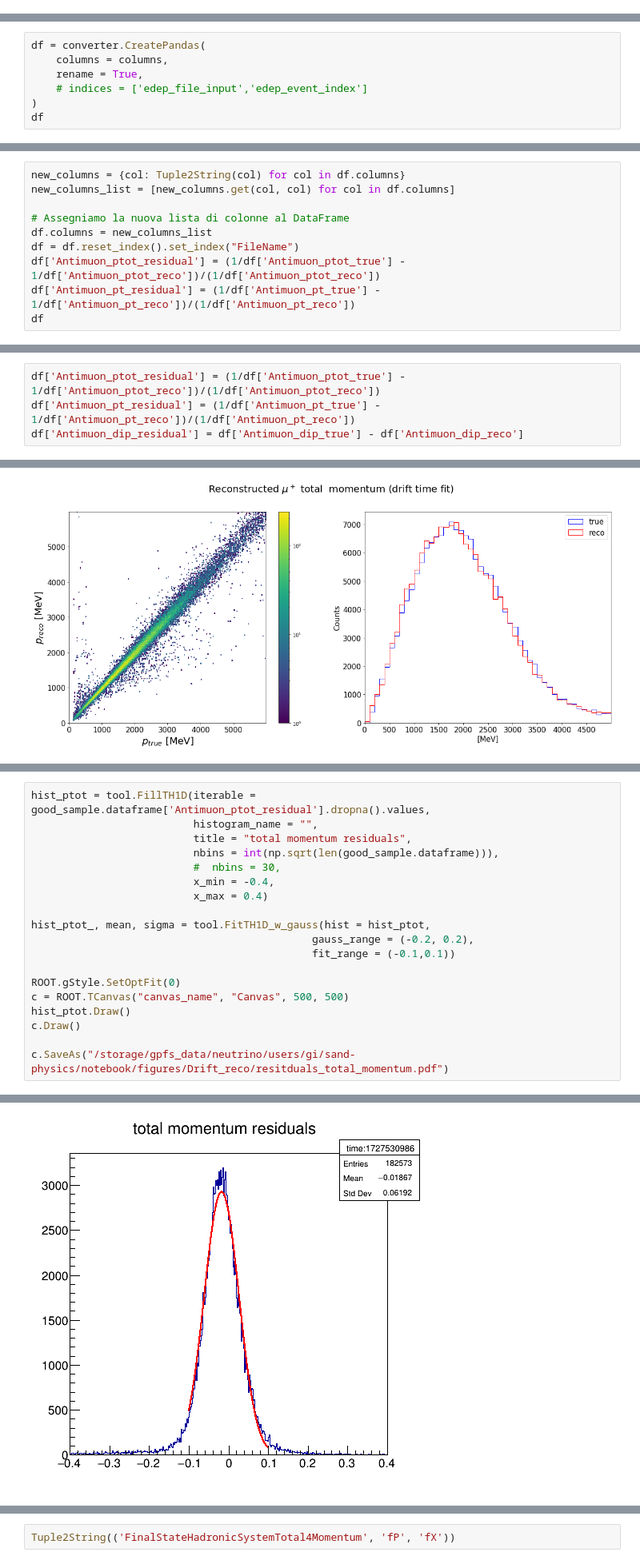
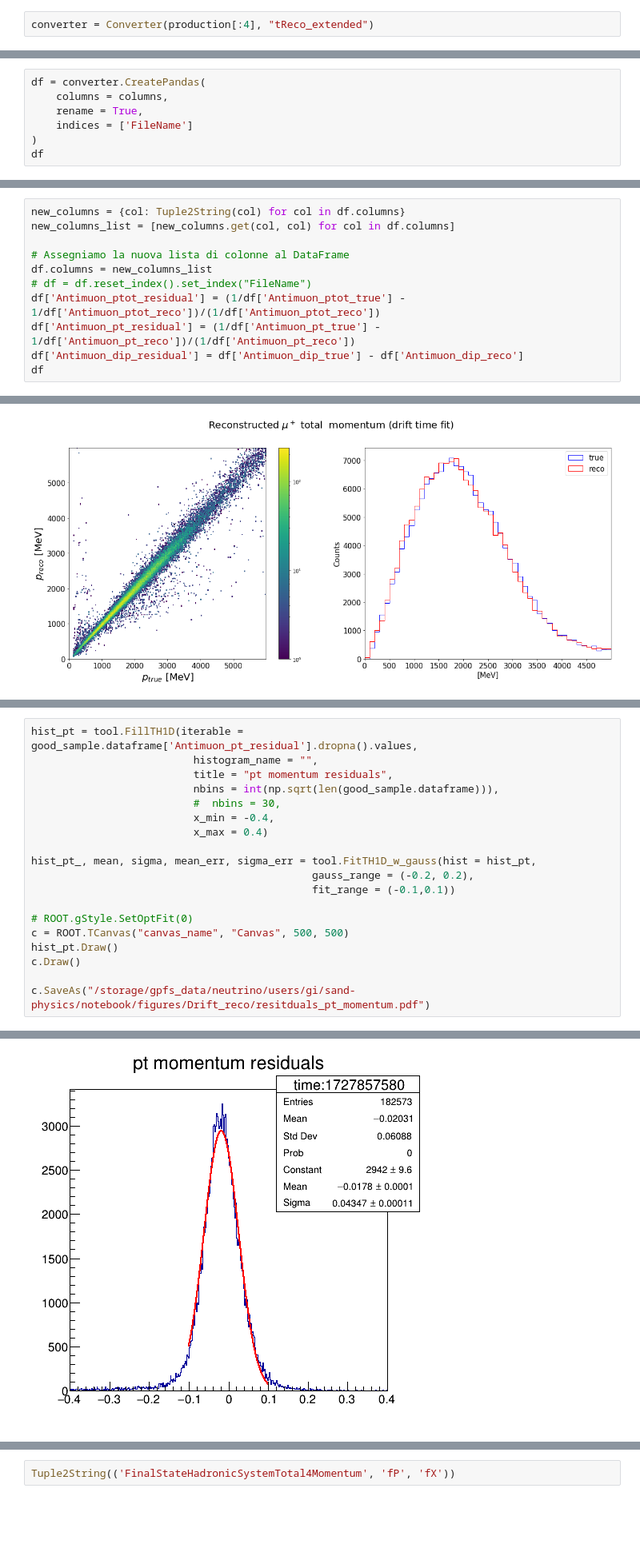
Before and after one commit to GianfrancoIngratta/SAND-PHYSICS, a Jupyter notebook: notebook/AnalyseDriftReco.ipynb, the cells around one changed output, grey strips where cells are left out. Shown at 80% size. Cells and saved outputs as stored; diff of their text form; blank space fills up the shorter version.

```diff
--- a/notebook/AnalyseDriftReco.ipynb
+++ b/notebook/AnalyseDriftReco.ipynb
@@ -55,2 +61,4 @@ converter.keys()
+# %%
+converter = Converter(production[:4], "tReco_extended")
 # %%
 columns = [
@@ -79,6 +126,6 @@ columns = [
 df = converter.CreatePandas(
     columns = columns,
     rename = True,
-    # indices = ['edep_file_input','edep_event_index']
+    indices = ['FileName']
 )
 df
@@ -100,8 +186,9 @@ new_columns_list = [new_columns.get(col, col) for col in df.columns]
 
 # Assegniamo la nuova lista di colonne al DataFrame
 df.columns = new_columns_list
-df = df.reset_index().set_index("FileName")
+# df = df.reset_index().set_index("FileName")
 df['Antimuon_ptot_residual'] = (1/df['Antimuon_ptot_true'] - 1/df['Antimuon_ptot_reco'])/(1/df['Antimuon_ptot_reco'])
 df['Antimuon_pt_residual'] = (1/df['Antimuon_pt_true'] - 1/df['Antimuon_pt_reco'])/(1/df['Antimuon_pt_reco'])
+df['Antimuon_dip_residual'] = df['Antimuon_dip_true'] - df['Antimuon_dip_reco']
 df
 # %% [output]
@@ -122,7 +196,3 @@ df
-# %%
-df['Antimuon_ptot_residual'] = (1/df['Antimuon_ptot_true'] - 1/df['Antimuon_ptot_reco'])/(1/df['Antimuon_ptot_reco'])
-df['Antimuon_pt_residual'] = (1/df['Antimuon_pt_true'] - 1/df['Antimuon_pt_reco'])/(1/df['Antimuon_pt_reco'])
-df['Antimuon_dip_residual'] = df['Antimuon_dip_true'] - df['Antimuon_dip_reco']
 # %%
 df_manager = Manager(df, "df", reference_index="FileName")
 # %% [markdown]
@@ -497,20 +988,20 @@ Name: PredictedNeutron_P3_GeVfX, Length: 182573, dtype: float64
 # %%
-hist_ptot = tool.FillTH1D(iterable = good_sample.dataframe['Antimuon_ptot_residual'].dropna().values,
+hist_pt = tool.FillTH1D(iterable = good_sample.dataframe['Antimuon_pt_residual'].dropna().values,
                           histogram_name = "",
-                          title = "total momentum residuals",
+                          title = "pt momentum residuals",
                           nbins = int(np.sqrt(len(good_sample.dataframe))),
                           #  nbins = 30,
                           x_min = -0.4,
                           x_max = 0.4)
 
-hist_ptot_, mean, sigma = tool.FitTH1D_w_gauss(hist = hist_ptot,
+hist_pt_, mean, sigma, mean_err, sigma_err = tool.FitTH1D_w_gauss(hist = hist_pt,
                                              gauss_range = (-0.2, 0.2),
                                              fit_range = (-0.1,0.1))
 
-ROOT.gStyle.SetOptFit(0)
+# ROOT.gStyle.SetOptFit(0)
 c = ROOT.TCanvas("canvas_name", "Canvas", 500, 500)
-hist_ptot.Draw()
+hist_pt.Draw()
 c.Draw()
 
-c.SaveAs("/storage/gpfs_data/neutrino/users/gi/sand-physics/notebook/figures/Drift_reco/resitduals_total_momentum.pdf")
+c.SaveAs("/storage/gpfs_data/neutrino/users/gi/sand-physics/notebook/figures/Drift_reco/resitduals_pt_momentum.pdf")
 # %% [output]
@@ -526,4 +1017,4 @@ Info in <TCanvas::Print>: pdf file /storage/gpfs_data/neutrino/users/gi/sand-phy
-[figure, old version]
+[figure, new version]
 # %%
 # centers, widths = equally_split_bins(df['pt_true'].values, nof_bins=10)
 bin_edges  = np.array([0, 1, 2, 3, 5, 8])*1e3
```
Also changed, not shown: parts of 48 cells of this notebook, 7 other files.
